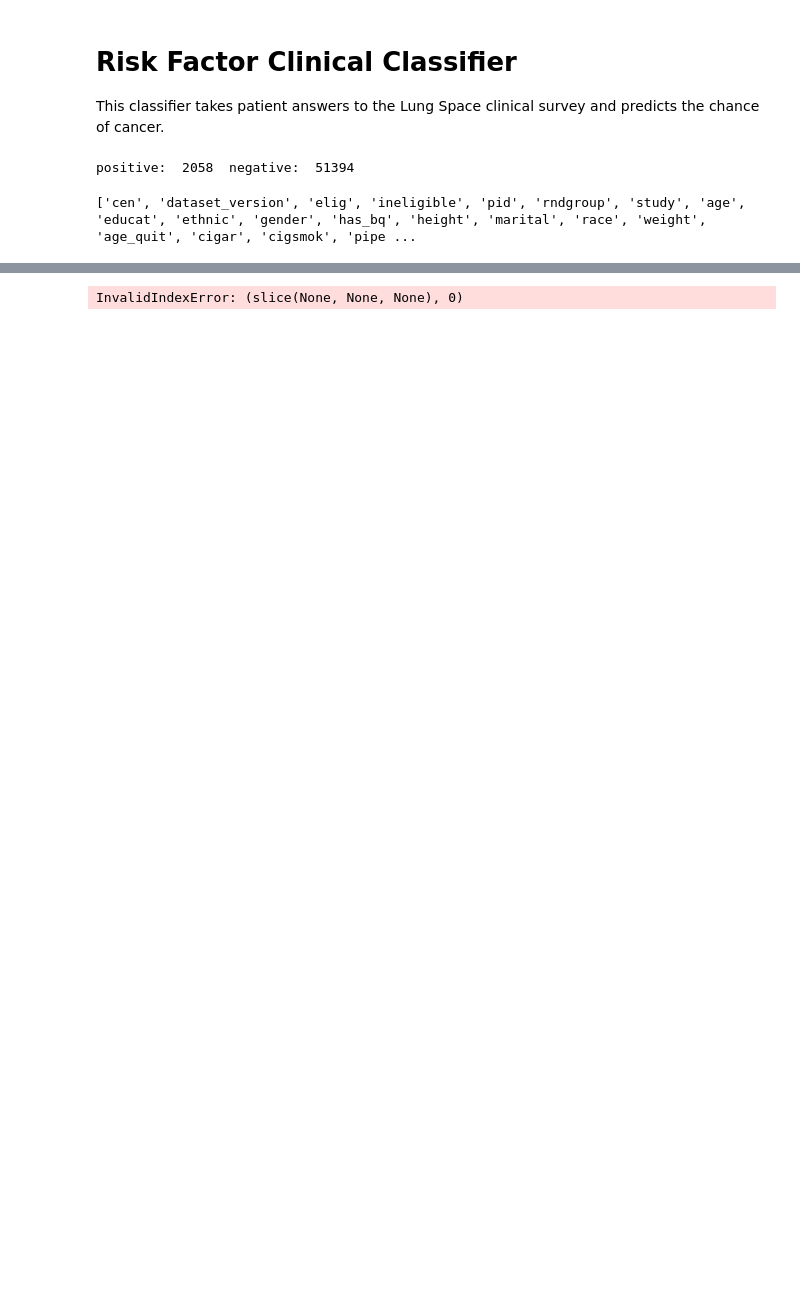
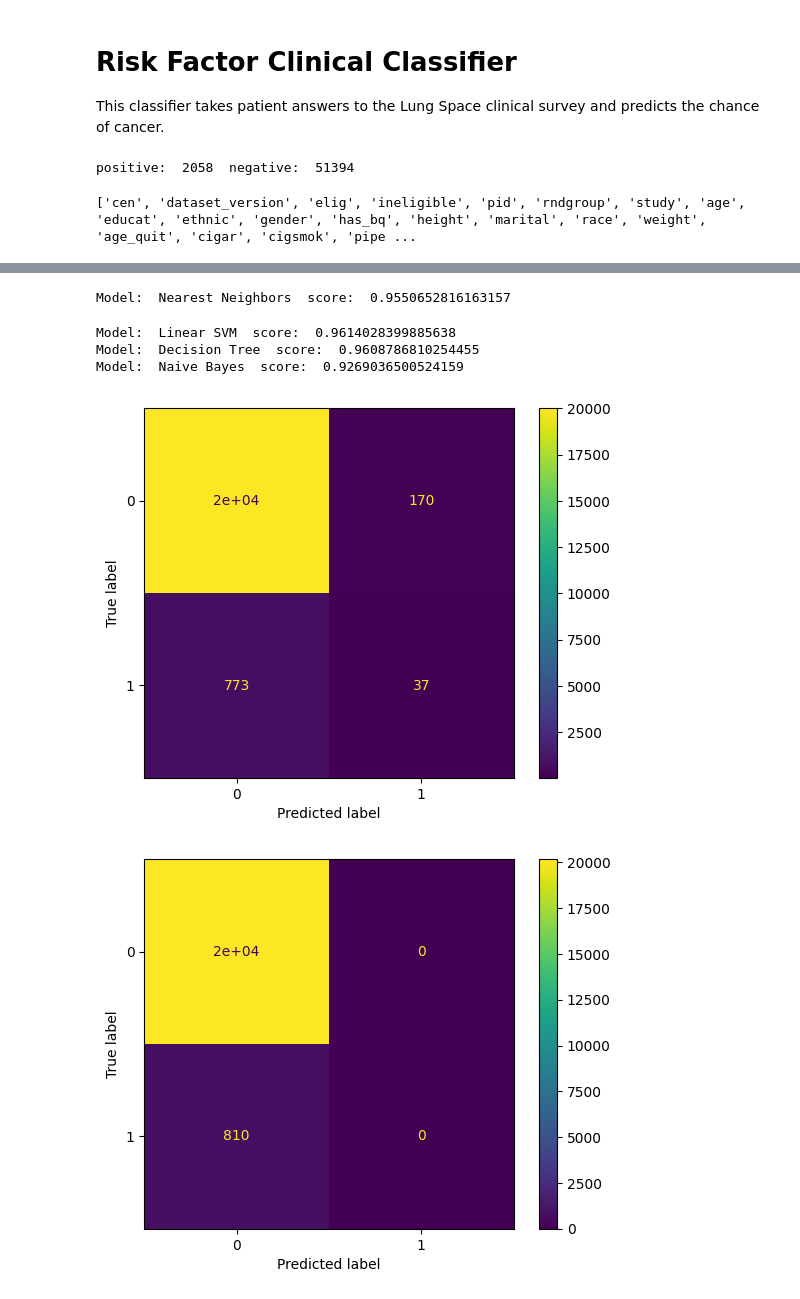
Before and after one commit to wkenned1/codespaces-jupyter, a Jupyter notebook: notebooks/risk-factor-classifier.ipynb, the cells around one changed output, grey strips where cells are left out. Drawn from its saved outputs; the diff is of its cells as text; code cells hidden in the pictures; blank space fills up the shorter version.

Commit message:
add confusion matrix and predictions

```diff
--- a/notebooks/risk-factor-classifier.ipynb
+++ b/notebooks/risk-factor-classifier.ipynb
@@ -103,7 +108,19 @@ print(y_test)
 # %%
 for name, clf in zip(names, classifiers):
   clf = make_pipeline(StandardScaler(), clf)
   clf.fit(X_train, y_train)
-  score = clf.score(X_test, y_test)
+  y_pred = clf.predict(X_test)
+
+  score = accuracy_score(y_test, y_pred)
+  conf_matrix = confusion_matrix(y_test, y_pred)
+  disp = ConfusionMatrixDisplay(confusion_matrix=conf_matrix, display_labels=clf.classes_)
+  disp.plot()
+  # score = clf.score(X_test, y_test)
+  print("Model: ", name, " score: ", score)
 # %% [output]
-InvalidIndexError: (slice(None, None, None), 0)
+Model:  Nearest Neighbors  score:  0.9550652816163157
+Model:  Linear SVM  score:  0.9614028399885638
+Model:  Decision Tree  score:  0.9608786810254455
+Model:  Naive Bayes  score:  0.9269036500524159
+[figure, added]
+[figure, added]
```
Also changed, not shown: parts of 2 cells of this notebook.
